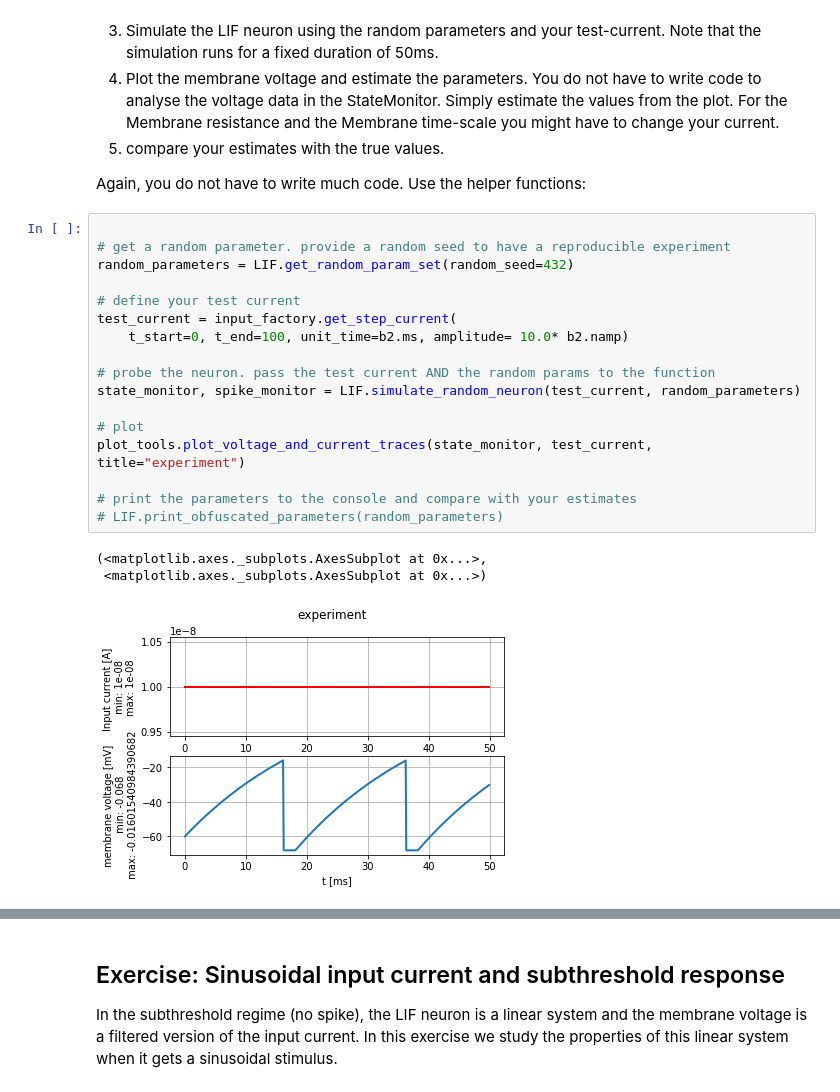
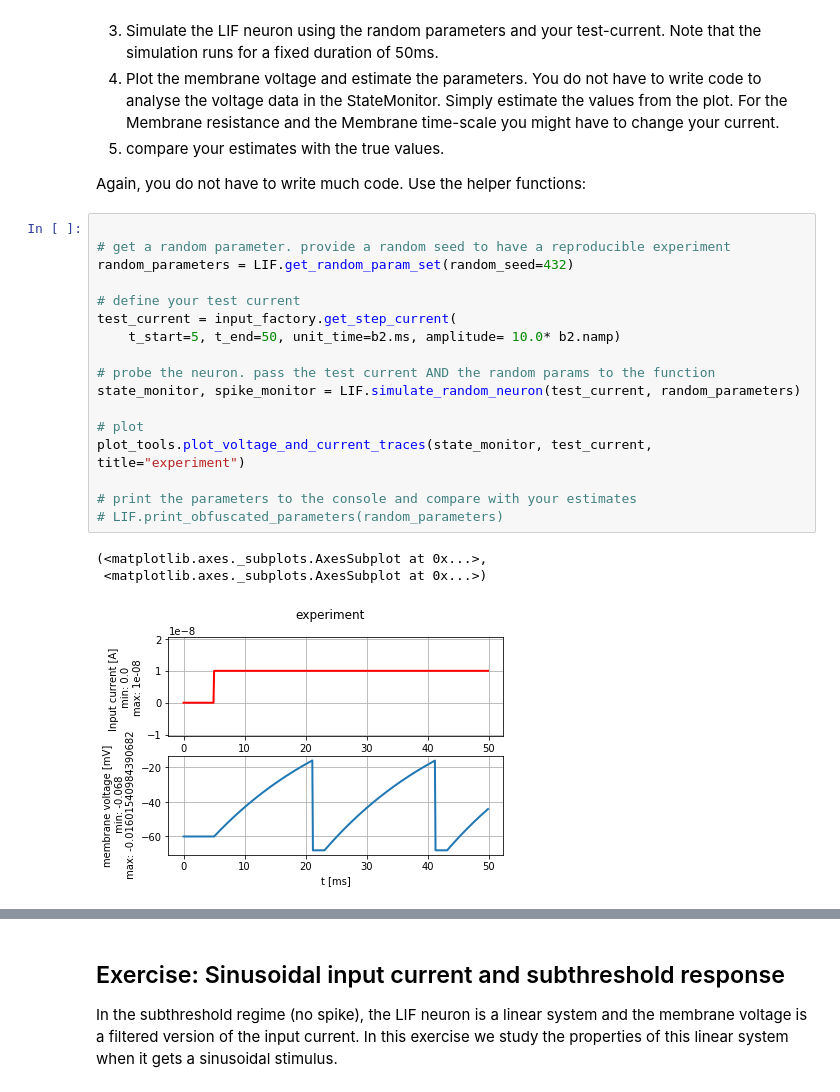
Before and after one commit to lytex/neuronaldynamics, a Jupyter notebook: exercises/leaky-integrate-and-fire.ipynb, the cells around one changed output, grey strips where cells are left out. Saved outputs shown, nothing was run; the diff lists cells and outputs as text.

```diff
--- a/exercises/leaky-integrate-and-fire.ipynb
+++ b/exercises/leaky-integrate-and-fire.ipynb
@@ -218,21 +218,21 @@ Again, you do not have to write much code. Use the helper functions:
 # %%
 
 # get a random parameter. provide a random seed to have a reproducible experiment
 random_parameters = LIF.get_random_param_set(random_seed=432)
 
 # define your test current
 test_current = input_factory.get_step_current(
-    t_start=0, t_end=100, unit_time=b2.ms, amplitude= 10.0* b2.namp)
+    t_start=5, t_end=50, unit_time=b2.ms, amplitude= 10.0* b2.namp)
 
 # probe the neuron. pass the test current AND the random params to the function
 state_monitor, spike_monitor = LIF.simulate_random_neuron(test_current, random_parameters)
 
 # plot
 plot_tools.plot_voltage_and_current_traces(state_monitor, test_current, title="experiment")
 
 # print the parameters to the console and compare with your estimates
 # LIF.print_obfuscated_parameters(random_parameters)
 # %% [output]
 (<matplotlib.axes._subplots.AxesSubplot at 0x...>,
  <matplotlib.axes._subplots.AxesSubplot at 0x...>)
-[figure, old version]
+[figure, new version]
```
Also changed, not shown: parts of 12 cells of this notebook.
